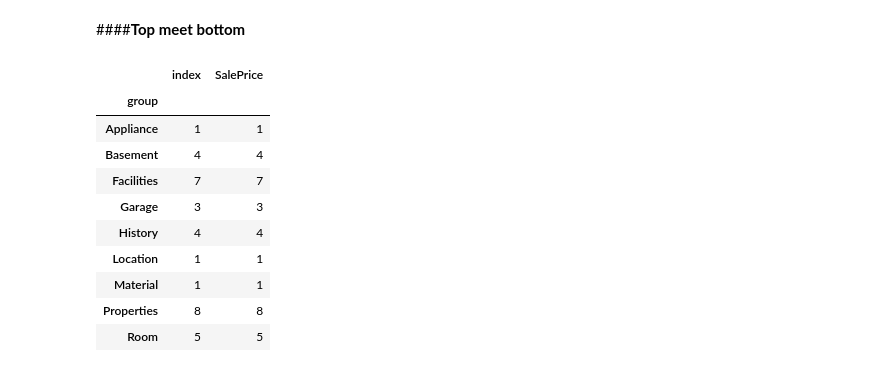
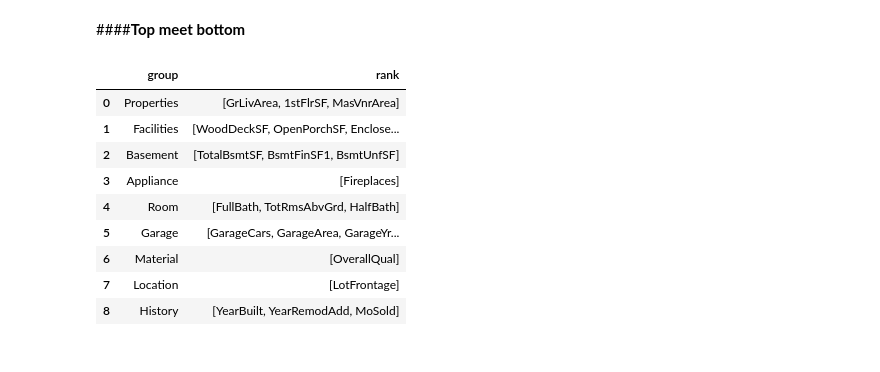
Before and after one commit to Sirabhop/Kaggle_Challenge, a Jupyter notebook: Challenge_2_House_Prices.ipynb, the cells around one changed output. Cells and saved outputs as stored; diff of their text form; code cells hidden in the pictures.

```diff
--- a/Challenge_2_House_Prices.ipynb
+++ b/Challenge_2_House_Prices.ipynb
@@ -68,7 +68,7 @@ History = ['YearBuilt', 'YearRemodAdd', 'MoSold', 'YrSold']
 #10
 Sales = ['SaleType', 'SaleCondition']
 
-total_category = ['roperties', 'Facilities', 'Basement', 'Appliance', 'Room', 'Garage', 'Material', 'Location', 'History', 'Sales']
+total_category = ['Properties', 'Facilities', 'Basement', 'Appliance', 'Room', 'Garage', 'Material', 'Location', 'History', 'Sales']
 # %%
 col_dict = {#1
 'Properties' : ['MSSubClass', 'LotArea', 'LotConfig', 'BldgType',
@@ -143,2 +130,4 @@ corr = df.corr().SalePrice
 # %%
+corr = df.corr().SalePrice
 corr = pd.DataFrame(corr.reset_index())
+corr['SalePrice'] = abs(corr['SalePrice'])
@@ -150,17 +140,25 @@ for x in total_category: #group name
     for i in range(len(corr)): #column name x index
       if column == corr.iloc[i, 0]:
         corr.iloc[i, 2] = x
-# %%
-corr.groupby('group').count()
-# %% [output]
-|  | index | SalePrice |
-| group |  |  |
-| Appliance | 1 | 1 |
-| Basement | 4 | 4 |
-| Facilities | 7 | 7 |
-| Garage | 3 | 3 |
-| History | 4 | 4 |
-| Location | 1 | 1 |
-| Material | 1 | 1 |
-| Properties | 8 | 8 |
-| Room | 5 | 5 |
+# %%
+corr_rank = pd.DataFrame(total_category, columns = ['group'])
+corr_rank['rank'] = None
+
+#Rank columns in each group, and select only top three.
+for i in range(len(corr_rank)): #group name
+  if corr_rank.iloc[i, 0] in corr['group'].values:
+    corr_rank.iloc[i, 1] = corr[corr['group'] == corr_rank.iloc[i, 0]].sort_values('SalePrice', ascending = False)['index'].values[0:3]
+# %%
+corr_rank.drop(labels = 9, inplace  =True)
+corr_rank
+# %% [output]
+|  | group | rank |
+| 0 | Properties | [GrLivArea, 1stFlrSF, MasVnrArea] |
+| 1 | Facilities | [WoodDeckSF, OpenPorchSF, Enclose... |
+| 2 | Basement | [TotalBsmtSF, BsmtFinSF1, BsmtUnfSF] |
+| 3 | Appliance | [Fireplaces] |
+| 4 | Room | [FullBath, TotRmsAbvGrd, HalfBath] |
+| 5 | Garage | [GarageCars, GarageArea, GarageYr... |
+| 6 | Material | [OverallQual] |
+| 7 | Location | [LotFrontage] |
+| 8 | History | [YearBuilt, YearRemodAdd, MoSold] |
```
Also changed, not shown: parts of 6 cells of this notebook.
